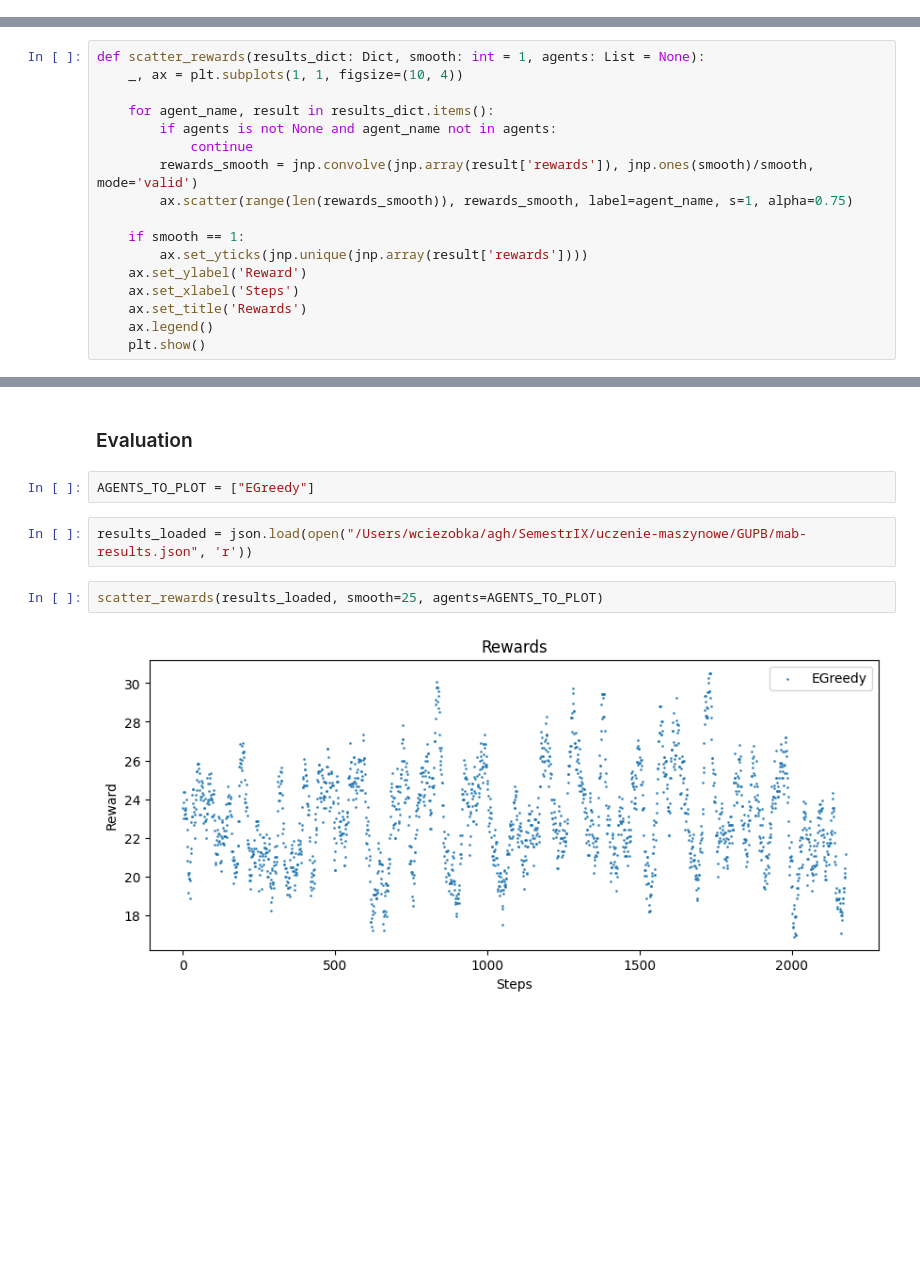
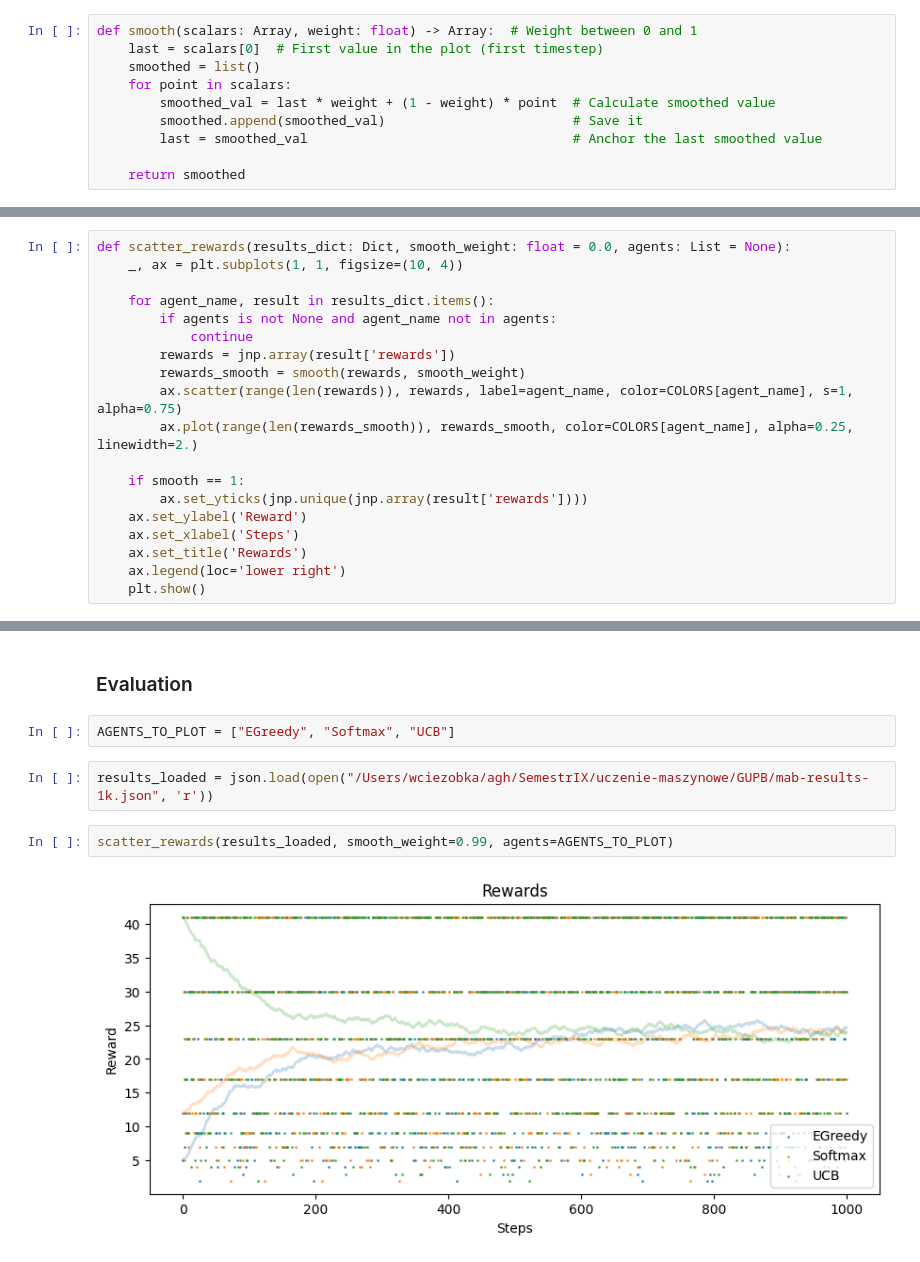
Before and after one commit to czyjtu/GUPB, a Jupyter notebook: mab-gupb.ipynb, the cells around one changed output, grey strips where cells are left out. Saved outputs shown, nothing was run; the diff lists cells and outputs as text; blank space fills up the shorter version.

Commit message:
Smoothing

```diff
--- a/mab-gupb.ipynb
+++ b/mab-gupb.ipynb
@@ -45 +51,11 @@ key = jax.random.PRNGKey(420)
+# %%
+def smooth(scalars: Array, weight: float) -> Array:  # Weight between 0 and 1
+    last = scalars[0]  # First value in the plot (first timestep)
+    smoothed = list()
+    for point in scalars:
+        smoothed_val = last * weight + (1 - weight) * point  # Calculate smoothed value
+        smoothed.append(smoothed_val)                        # Save it
+        last = smoothed_val                                  # Anchor the last smoothed value
+
+    return smoothed
 # %%
@@ -60,20 +78,22 @@ def scatter_actions(results_dict: Dict, agents: List = None):
     plt.show()
 # %%
-def scatter_rewards(results_dict: Dict, smooth: int = 1, agents: List = None):
+def scatter_rewards(results_dict: Dict, smooth_weight: float = 0.0, agents: List = None):
     _, ax = plt.subplots(1, 1, figsize=(10, 4))
 
     for agent_name, result in results_dict.items():
         if agents is not None and agent_name not in agents:
             continue
-        rewards_smooth = jnp.convolve(jnp.array(result['rewards']), jnp.ones(smooth)/smooth, mode='valid')
-        ax.scatter(range(len(rewards_smooth)), rewards_smooth, label=agent_name, s=1, alpha=0.75)
+        rewards = jnp.array(result['rewards'])
+        rewards_smooth = smooth(rewards, smooth_weight)
+        ax.scatter(range(len(rewards)), rewards, label=agent_name, color=COLORS[agent_name], s=1, alpha=0.75)
+        ax.plot(range(len(rewards_smooth)), rewards_smooth, color=COLORS[agent_name], alpha=0.25, linewidth=2.)
 
     if smooth == 1:
         ax.set_yticks(jnp.unique(jnp.array(result['rewards'])))
     ax.set_ylabel('Reward')
     ax.set_xlabel('Steps')
     ax.set_title('Rewards')
-    ax.legend()
+    ax.legend(loc='lower right')
     plt.show()
 # %% [markdown]
 ## GUPB environment
@@ -226,11 +246,11 @@ for agent_name, agent in agents.items():
 # %% [markdown]
 ### Evaluation
 # %%
-AGENTS_TO_PLOT = ["EGreedy"]
+AGENTS_TO_PLOT = ["EGreedy", "Softmax", "UCB"]
 # %%
-results_loaded = json.load(open("/Users/wciezobka/agh/SemestrIX/uczenie-maszynowe/GUPB/mab-results.json", 'r'))
+results_loaded = json.load(open("/Users/wciezobka/agh/SemestrIX/uczenie-maszynowe/GUPB/mab-results-1k.json", 'r'))
 # %%
-scatter_rewards(results_loaded, smooth=25, agents=AGENTS_TO_PLOT)
+scatter_rewards(results_loaded, smooth_weight=0.99, agents=AGENTS_TO_PLOT)
 # %% [output]
-[figure, old version]
+[figure, new version]
 # %%
```
Also changed, not shown: parts of 4 cells of this notebook.
